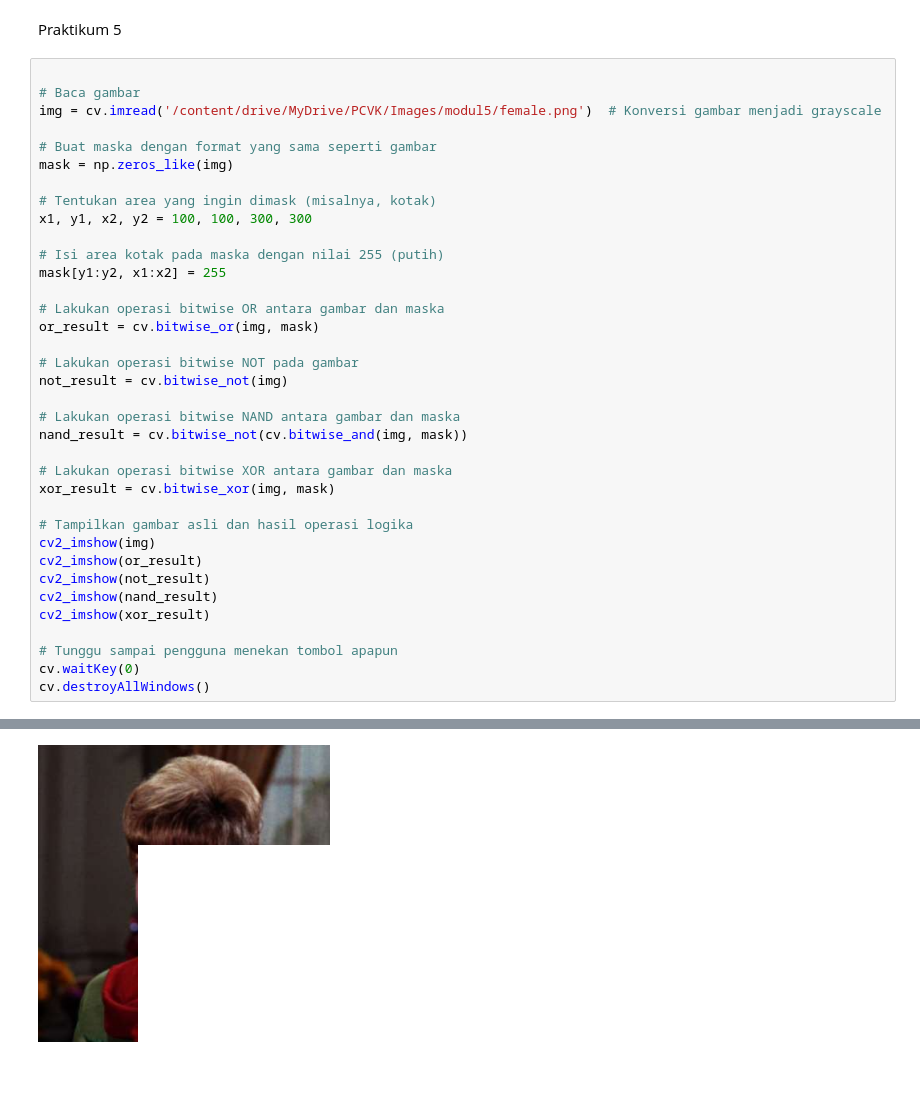
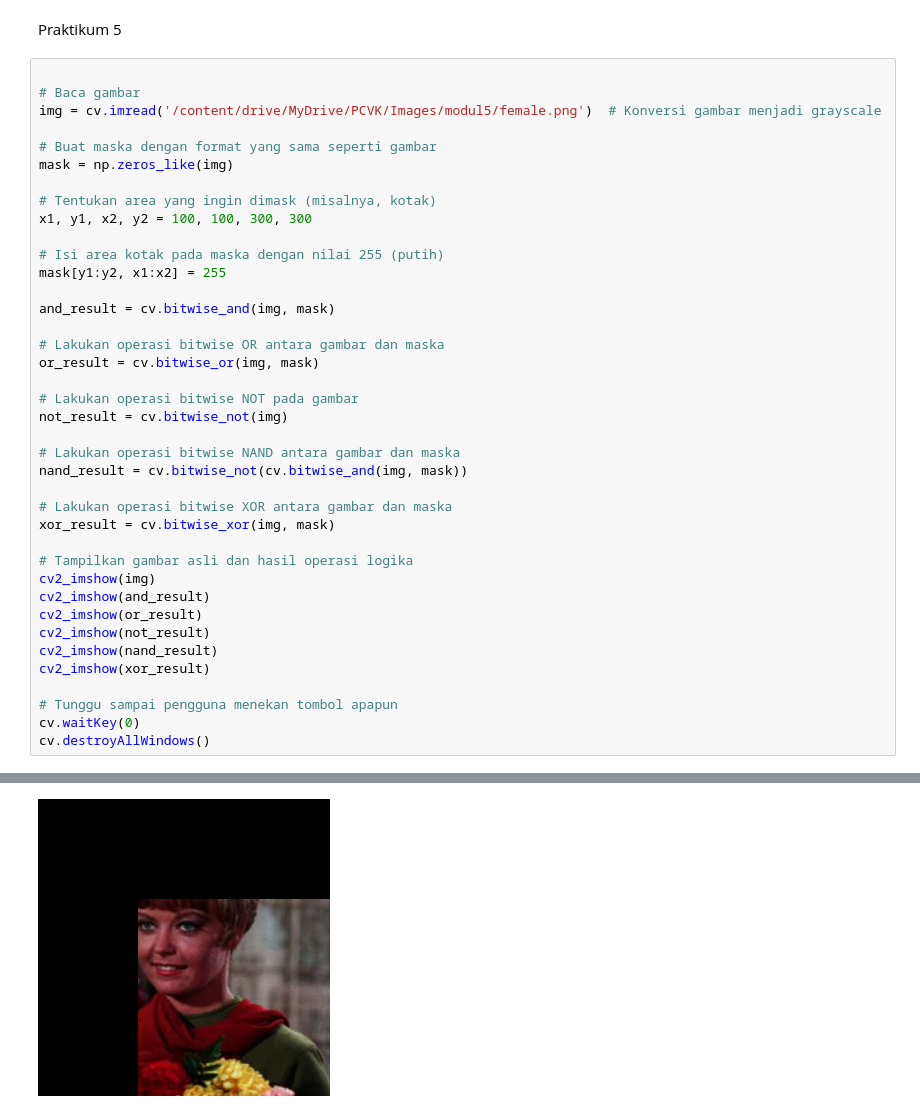
Before and after one commit to Elfeny7/ComputerVision_Learn, a Jupyter notebook: week5.ipynb, the cells around one changed output, grey strips where cells are left out. Drawn from its saved outputs; the diff is of its cells as text; blank space fills up the shorter version.

```diff
--- a/week5.ipynb
+++ b/week5.ipynb
@@ -184,31 +181,34 @@ mask = np.zeros_like(img)
 # Tentukan area yang ingin dimask (misalnya, kotak)
 x1, y1, x2, y2 = 100, 100, 300, 300
 
 # Isi area kotak pada maska dengan nilai 255 (putih)
 mask[y1:y2, x1:x2] = 255
+
+and_result = cv.bitwise_and(img, mask)
 
 # Lakukan operasi bitwise OR antara gambar dan maska
 or_result = cv.bitwise_or(img, mask)
 
 # Lakukan operasi bitwise NOT pada gambar
 not_result = cv.bitwise_not(img)
 
 # Lakukan operasi bitwise NAND antara gambar dan maska
 nand_result = cv.bitwise_not(cv.bitwise_and(img, mask))
 
 # Lakukan operasi bitwise XOR antara gambar dan maska
 xor_result = cv.bitwise_xor(img, mask)
 
 # Tampilkan gambar asli dan hasil operasi logika
 cv2_imshow(img)
+cv2_imshow(and_result)
 cv2_imshow(or_result)
 cv2_imshow(not_result)
 cv2_imshow(nand_result)
 cv2_imshow(xor_result)
 
 # Tunggu sampai pengguna menekan tombol apapun
 cv.waitKey(0)
 cv.destroyAllWindows()
 # %% [output]
 [figure]
-[figure, old version]
+[figure, new version]
```
Also changed, not shown: parts of 3 cells of this notebook.
